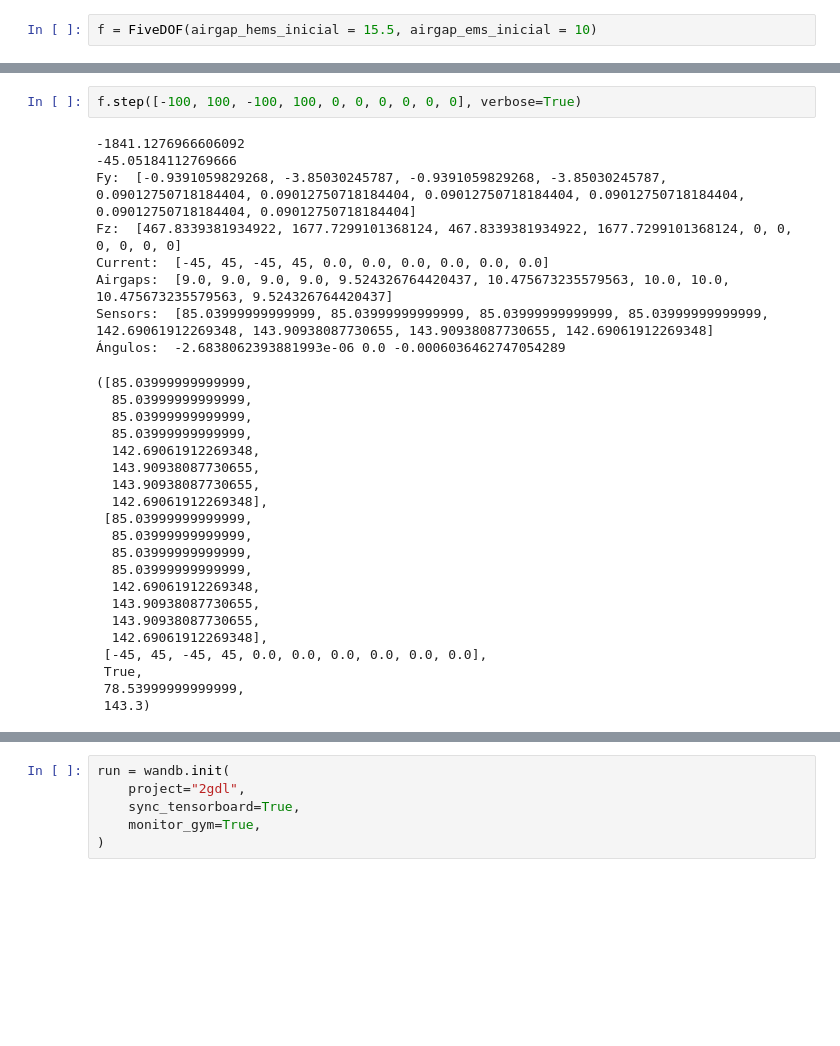
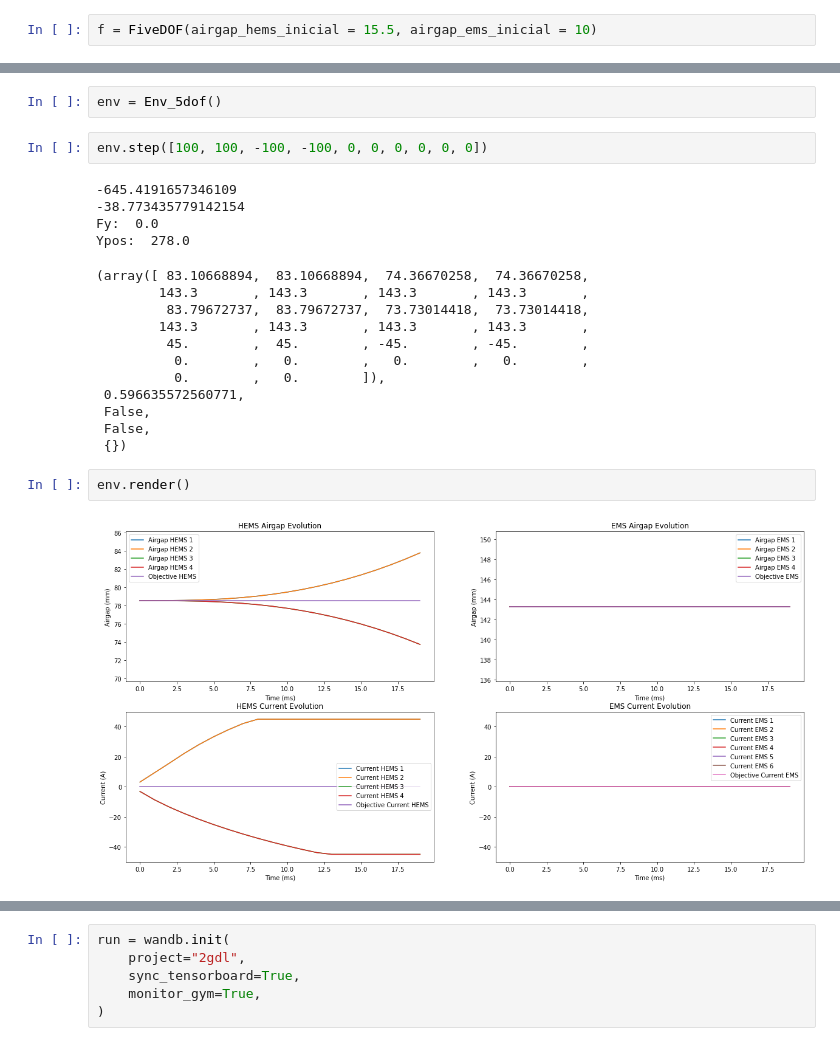
Before and after one commit to HugoAlbertBonet/rl_levitation_control, a Jupyter notebook: 5GDL.ipynb, the cells around one changed output, grey strips where cells are left out. Cells and saved outputs as stored; diff of their text form; blank space fills up the shorter version.

Commit message:
5DOF environment successful - Next step: Training

```diff
--- a/5GDL.ipynb
+++ b/5GDL.ipynb
@@ -767,31 +838,24 @@ f = FiveDOF(airgap_hems_inicial = 15.5, airgap_ems_inicial = 10)
+# %%
+env = Env_5dof()
 # %%
-f.step([-100, 100, -100, 100, 0, 0, 0, 0, 0, 0], verbose=True)
+env.step([100, 100, -100, -100, 0, 0, 0, 0, 0, 0])
 # %% [output]
--1841.1276966606092
--45.05184112769666
-Fy:  [-0.9391059829268, -3.85030245787, -0.9391059829268, -3.85030245787, 0.09012750718184404, 0.09012750718184404, 0.09012750718184404, 0.09012750718184404, 0.09012750718184404, 0.09012750718184404]
-Fz:  [467.8339381934922, 1677.7299101368124, 467.8339381934922, 1677.7299101368124, 0, 0, 0, 0, 0, 0]
-Current:  [-45, 45, -45, 45, 0.0, 0.0, 0.0, 0.0, 0.0, 0.0]
-Airgaps:  [9.0, 9.0, 9.0, 9.0, 9.524326764420437, 10.475673235579563, 10.0, 10.0, 10.475673235579563, 9.524326764420437]
-Sensors:  [85.03999999999999, 85.03999999999999, 85.03999999999999, 85.03999999999999, 142.69061912269348, 143.90938087730655, 143.90938087730655, 142.69061912269348]
-Ángulos:  -2.6838062393881993e-06 0.0 -0.0006036462747054289
+-645.4191657346109
+-38.773435779142154
+Fy:  0.0
+Ypos:  278.0
-([85.03999999999999,
-  85.03999999999999,
-  85.03999999999999,
-  85.03999999999999,
-  142.69061912269348,
-  143.90938087730655,
-  143.90938087730655,
-  142.69061912269348],
- [85.03999999999999,
-  85.03999999999999,
-  85.03999999999999,
-  85.03999999999999,
-  142.69061912269348,
-  143.90938087730655,
-  143.90938087730655,
-  142.69061912269348],
- [-45, 45, -45, 45, 0.0, 0.0, 0.0, 0.0, 0.0, 0.0],
- True,
- 78.53999999999999,
- 143.3)
+(array([ 83.10668894,  83.10668894,  74.36670258,  74.36670258,
+        143.3       , 143.3       , 143.3       , 143.3       ,
+         83.79672737,  83.79672737,  73.73014418,  73.73014418,
+        143.3       , 143.3       , 143.3       , 143.3       ,
+         45.        ,  45.        , -45.        , -45.        ,
+          0.        ,   0.        ,   0.        ,   0.        ,
+          0.        ,   0.        ]),
+ 0.596635572560771,
+ False,
+ False,
+ {})
+# %%
+env.render()
+# %% [output]
+[figure, added]
```
Also changed, not shown: parts of 11 cells of this notebook, 1 other file.
